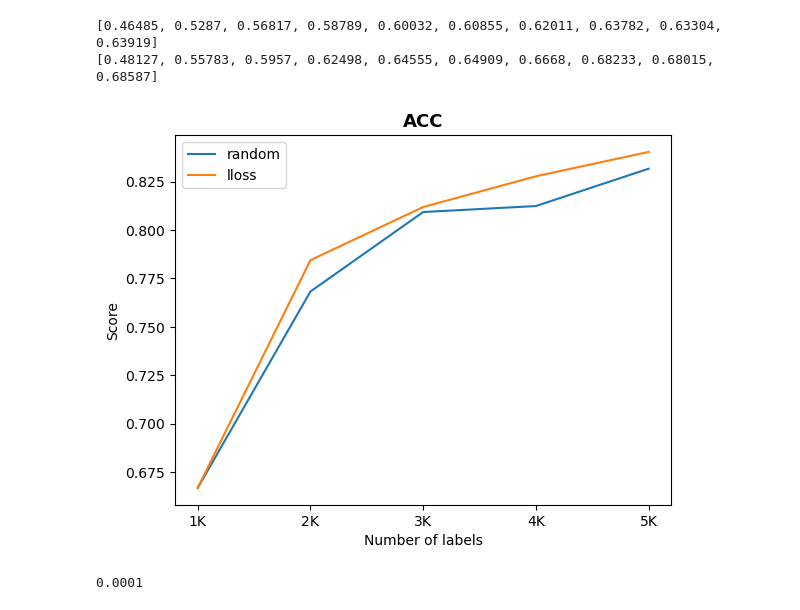
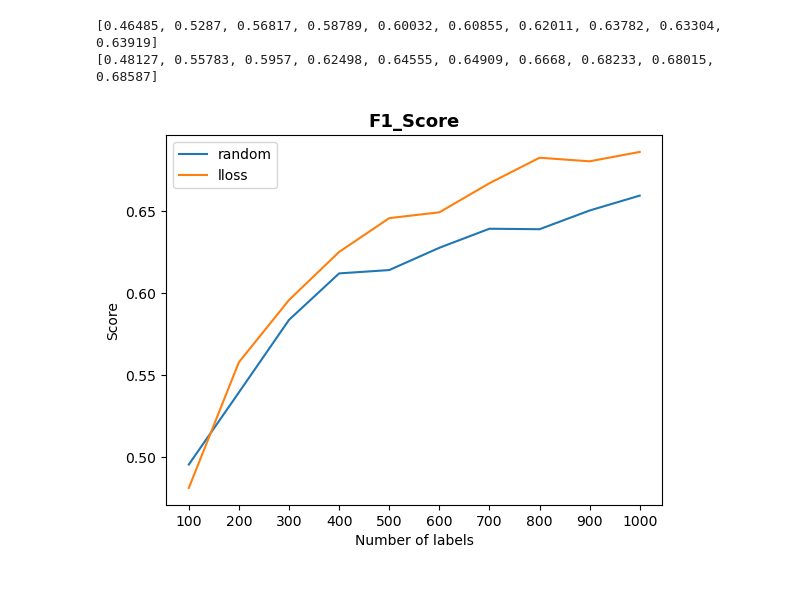
Before and after one commit to lbg030/DeepLearning, a Jupyter notebook: visualization.ipynb, the cells around one changed output. Saved outputs shown, nothing was run; the diff lists cells and outputs as text; code cells hidden in the pictures.

```diff
--- a/visualization.ipynb
+++ b/visualization.ipynb
@@ -1,8 +1,8 @@
 # %% [markdown]
 # Random Sampling
 # %%
-acc = [[0.6960,0.6792] ,[0.7981,0.7601], [0.7936,0.8378], [0.7936,0.8433] ,[0.8468,0.82]]
-f1 = [[0.6674,0.6660] , [0.7879,0.7486], [0.8338,0.7849] , [0.7816,0.8433], [0.8425, 0.821]]
+f1 = [0.46485, 0.5287, 0.56817, 0.58789, 0.60032, 0.60855, 0.62011, 0.63782, 0.63304, 0.63919]
+acc = [0.48127, 0.55783, 0.5957, 0.62498, 0.64555, 0.64909, 0.6668, 0.68233, 0.68015, 0.68587]
 # %% [markdown]
 # Learning Loss
 # %%
@@ -40,34 +40,35 @@ print(mean_acc)
 # %%
 import matplotlib.pyplot as plt
 
 
-label = [f"{i}K" for i in range(1,6)]
+label = [f"{i}00" for i in range(1,11)]
 
-cls_acc = [0.5546, 0.6146, 0.6543, , 0.83175]
-ll_acc = [0.48127, 0.55783, 0.5957, 0.62498, 0.64555, 0.64909, 0.6668, 0.68233, 0.68015, 0.68587]
+random_acc = [0.4987, 0.5487, 0.60117, 0.62117, 0.62753, 0.6416, 0.6548, 0.64663, 0.6721, 0.6766]
+ll_acc =  [0.48127, 0.55783, 0.5957, 0.62498, 0.64555, 0.64909, 0.6668, 0.68233, 0.68015, 0.68587]
 
-# cls_f1 = [0.6876, 0.7791, 0.8157, 0.81845, 0.8334]
-# ll_f1 = [0.46485, 0.5287, 0.56817, 0.58789, 0.60032, 0.60855, 0.62011, 0.63782, 0.63304, 0.63919]
+random_f1 = [0.49553, 0.53947, 0.5836, 0.6119, 0.61393, 0.6275, 0.6391, 0.6388, 0.6502, 0.65927]
+ll_f1 = [0.48127, 0.55783, 0.5957, 0.62498, 0.64555, 0.64909, 0.6668, 0.68233, 0.68015, 0.68587]
 
 title_font = {
     'fontsize': 13,
     'fontweight': 'bold'
 }
 
 
-plt.plot(label,cls_acc, label='random')
-plt.plot(label, ll_acc, label = 'lloss')
+# plt.plot(label,random_acc, label='random')
+# plt.plot(label, ll_acc, label = 'lloss')
+
+
+plt.plot(label, random_f1, label='random')
+plt.plot(label, ll_f1, label = 'lloss')
+
 
 plt.xlabel("Number of labels")
 plt.ylabel("Score")
 
-plt.title("ACC", fontdict=title_font)
+plt.title("F1_Score", fontdict=title_font)
 
 plt.legend()
 plt.show()
 # %% [output]
-[figure, old version]
+[figure, new version]
-# %%
-10 ** -4
-# %% [output]
-0.0001
```
